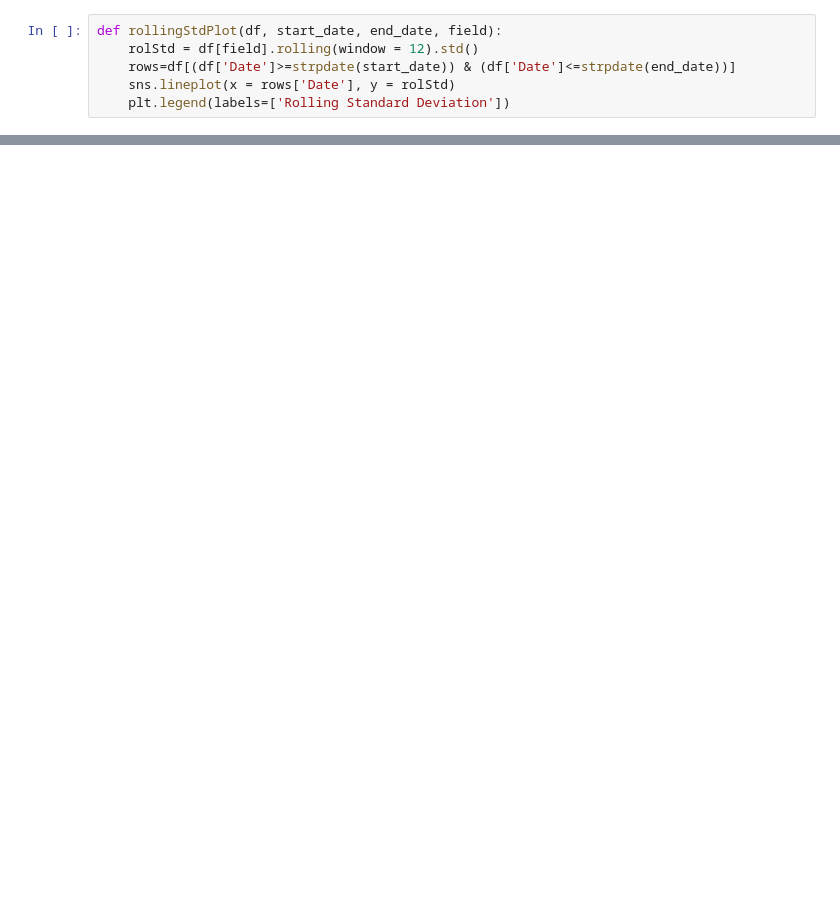
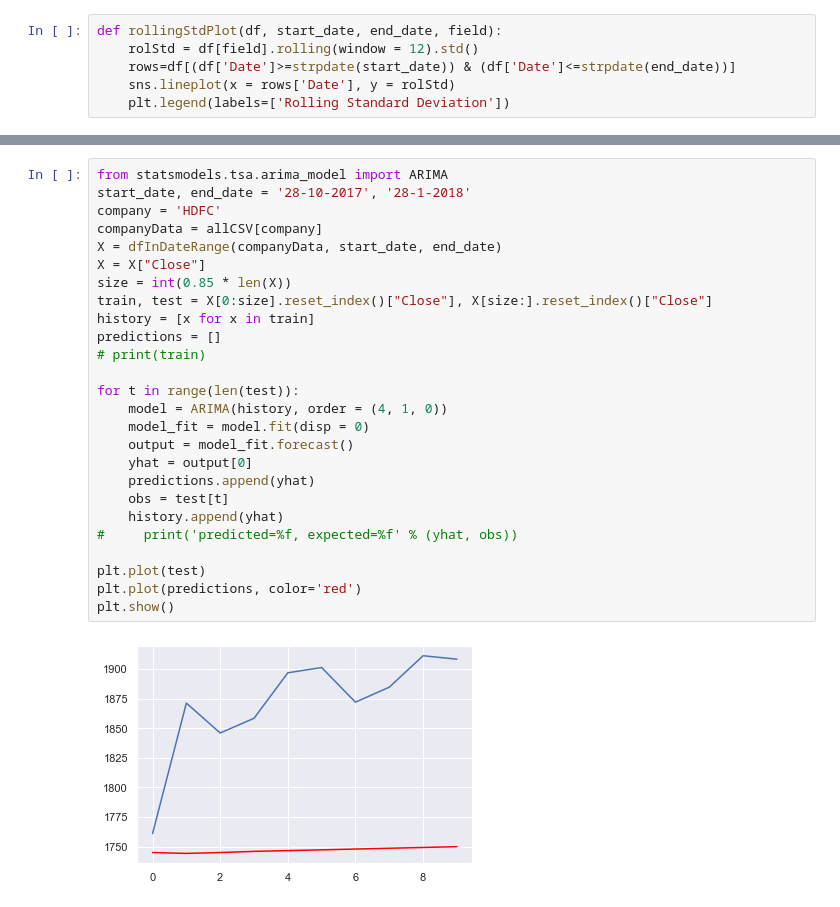
Before and after one commit to paper-plain-dosa/stock-analysis, a Jupyter notebook: Small_Data_EDA.ipynb, the cells around one changed output, grey strips where cells are left out. Drawn from its saved outputs; the diff is of its cells as text; blank space fills up the shorter version.

```diff
--- a/Small_Data_EDA.ipynb
+++ b/Small_Data_EDA.ipynb
@@ -191,0 +221,28 @@ rollingStdPlot(allCSV['HDFC'], '28-10-2010', '28-10-2012', "Close")
+# %%
+from statsmodels.tsa.arima_model import ARIMA
+start_date, end_date = '28-10-2017', '28-1-2018'
+company = 'HDFC'
+companyData = allCSV[company]
+X = dfInDateRange(companyData, start_date, end_date)
+X = X["Close"]
+size = int(0.85 * len(X))
+train, test = X[0:size].reset_index()["Close"], X[size:].reset_index()["Close"]
+history = [x for x in train]
+predictions = []
+# print(train)
+
+for t in range(len(test)):
+    model = ARIMA(history, order = (4, 1, 0))
+    model_fit = model.fit(disp = 0)
+    output = model_fit.forecast()
+    yhat = output[0]
+    predictions.append(yhat)
+    obs = test[t]
+    history.append(yhat)
+#     print('predicted=%f, expected=%f' % (yhat, obs))
+
+plt.plot(test)
+plt.plot(predictions, color='red')
+plt.show()
+# %% [output]
+[figure, added]
```
Also changed, not shown: parts of 10 cells of this notebook, 2 other files.
